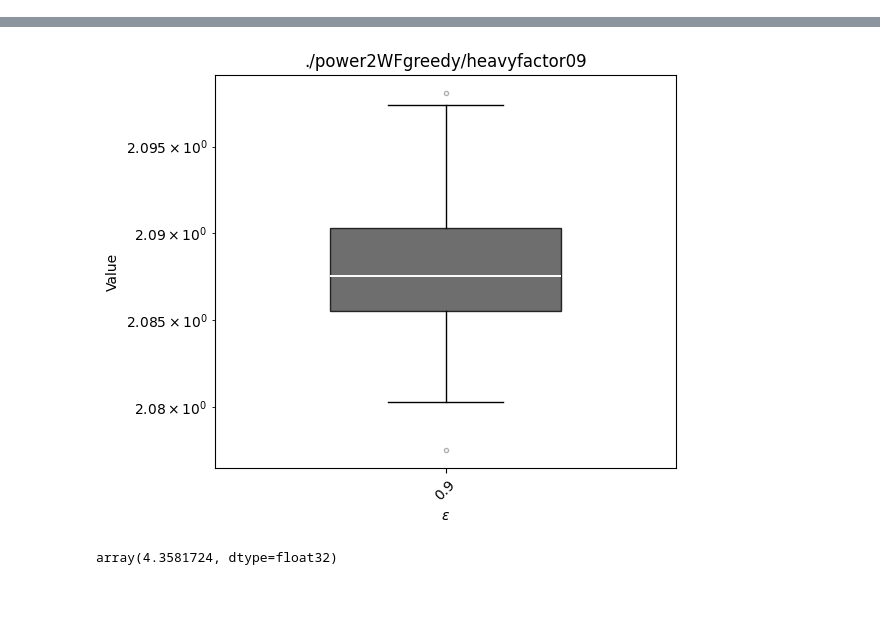
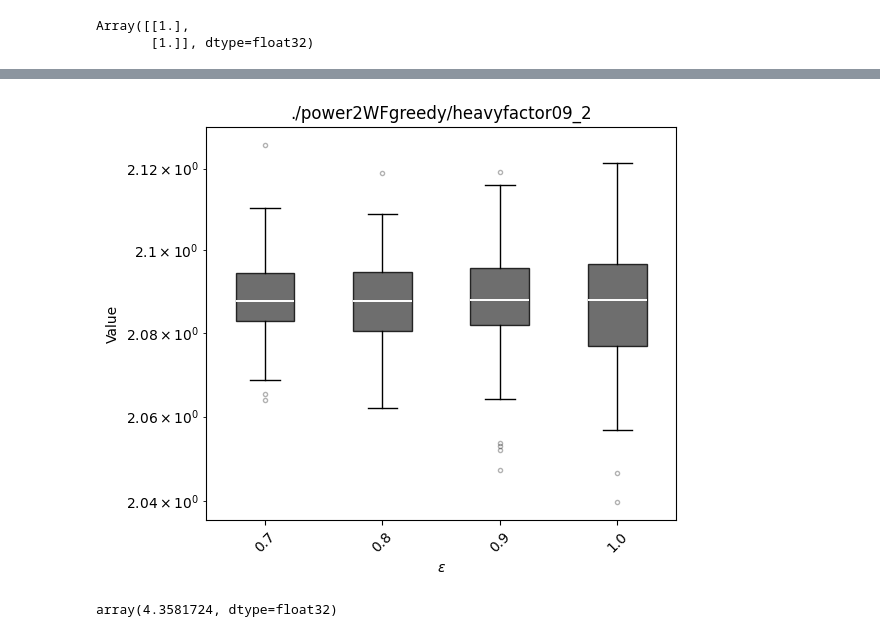
Before and after one commit to ylefay/adaptive_smc_tempering, a Jupyter notebook: adaptive_smc/experiments_bis/paper_complexity/Untitled1.ipynb, the cells around one changed output, grey strips where cells are left out. Cells and saved outputs as stored; diff of their text form; code cells hidden in the pictures; blank space fills up the shorter version.

```diff
--- a/adaptive_smc/experiments_bis/paper_complexity/Untitled1.ipynb
+++ b/adaptive_smc/experiments_bis/paper_complexity/Untitled1.ipynb
@@ -9,7 +9,7 @@ import os
 import matplotlib.pyplot as plt
 import numpy as np
 
-DIRS = ["./power2WFgreedy/heavyfactor09"]
+DIRS = ["./power2WFgreedy/heavyfactor09_2"]
 data = {}
 for DIR in DIRS:
     data[DIR] = {}
@@ -31,6 +31,6 @@ for DIR in DIRS:
                 _data["log_weights"] = my_pkl['res'][1][:,-1]
                 _data["temperatures"] = my_pkl['res'][2]
         data[DIR][eps] = _data.copy()
-f_tests = [lambda x: jnp.sum(jnp.sin(x)**2, axis=-1)]
+f_tests = [lambda x: jnp.sum(jnp.sin(x)**2, axis=-1), lambda x: jnp.sin(x[...,0])**2]
 # %% [output]
 env: XLA_PYTHON_CLIENT_PREALLOCATE=False
@@ -54,5 +37,8 @@ W0323 13:54:24.720306   87502 sol_gpu_cost_model.cc:102] No SoL config found for
 # %%
-my_pkl['res'][0].shape
+my_pkl['res'][2]
+# %% [output]
+Array([[1.],
+       [1.]], dtype=float32)
 # %%
 data[DIR].keys()
 # %%
@@ -80,8 +66,8 @@ Array([4.050446 , 4.042445 , 4.051317 , 4.047688 , 4.0517197, 4.05029  ,
 # Cell 2: One figure per DIR, one box per epsilon
 
 titles = {
-    "./power2WFgreedy/heavyfactor4": "Heavy-tailed (greedy)",
-    "./power2WFgreedy/heavyfactor05": "Light-tailed (greedy)"
+    "./power2WFgreedy/heavyfactor09": "Heavy-tailed (greedy)",
+    #"./power2WFgreedy/heavyfactor05": "Light-tailed (greedy)"
 }
 
 for DIR in DIRS:
@@ -98,7 +84,7 @@ for DIR in DIRS:
 
         # --- Compute values for this epsilon ---
         vals = jnp.mean(
-            (f_tests[-1])(particles),
+            (f_tests[0])(particles),
             axis=[-1, -2]
         )
         vals = np.array(vals).squeeze()
@@ -142,4 +124,4 @@ W0323 13:54:24.897286   87502 sol_gpu_cost_model.cc:102] No SoL config found for
-[figure, old version]
+[figure, new version]
 # %%
 vals
 # %% [output]
```
Also changed, not shown: parts of 2 cells of this notebook, 17 other files.
